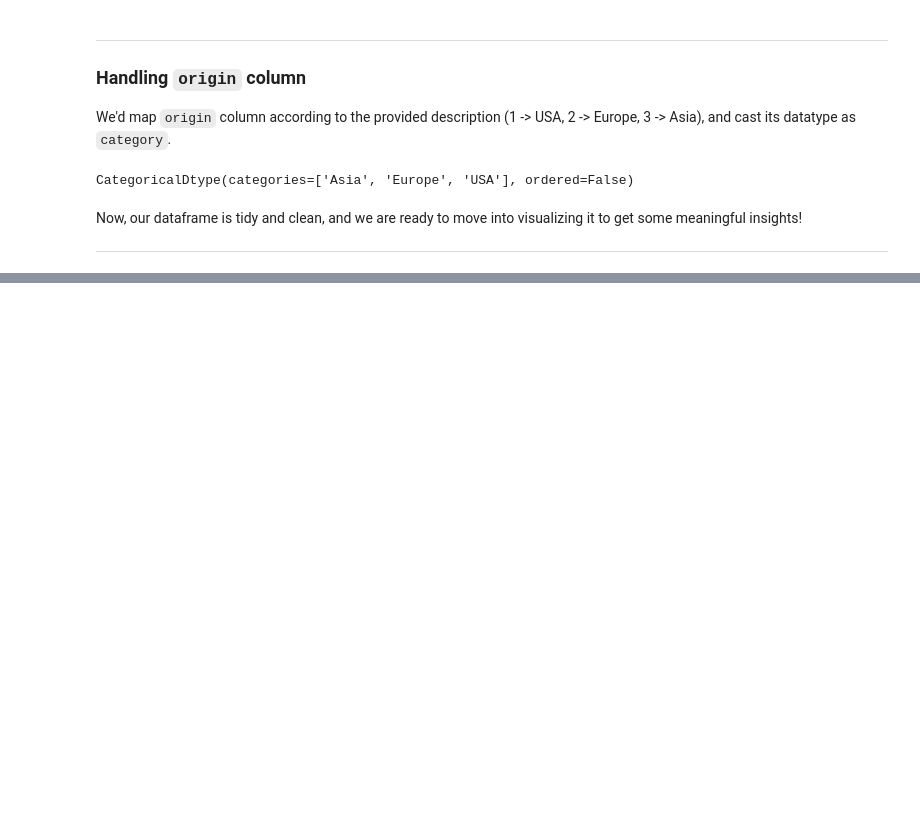
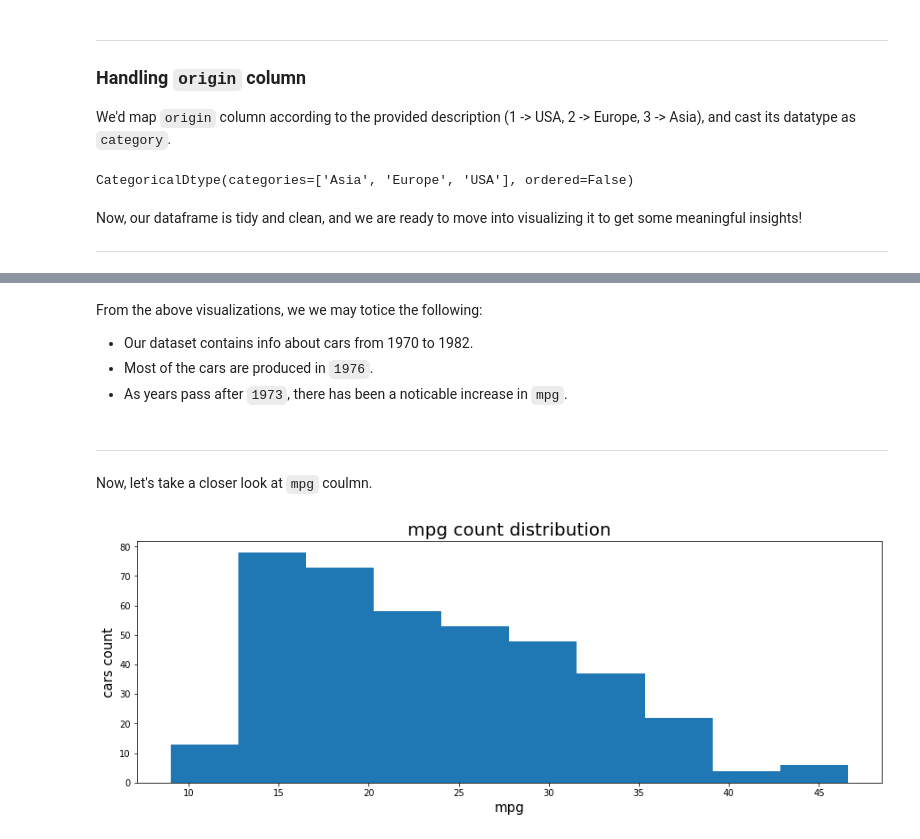
Before and after one commit to xShaimaa/Data-Analysis-Projects, a Jupyter notebook: mpg-dataset-analysis.ipynb, the cells around one changed output, grey strips where cells are left out. Saved outputs shown, nothing was run; the diff lists cells and outputs as text; code cells hidden in the pictures; blank space fills up the shorter version.

```diff
--- a/mpg-dataset-analysis.ipynb
+++ b/mpg-dataset-analysis.ipynb
@@ -174,0 +214,17 @@ ___
+# %% [markdown]
+From the above visualizations, we we may totice the following:
+- Our dataset contains info about cars from 1970 to 1982.
+- Most of the cars are produced in `1976`.
+- As years pass after `1973`, there has been a noticable increase in `mpg`.
+# %% [markdown]
+___
+Now, let's take a closer look at `mpg` coulmn.
+# %%
+# ploting mpg distribution
+plt.figure(figsize=(15,5))
+plt.title("mpg count distribution", fontsize = 20)
+plt.xlabel("mpg", fontsize = 15)
+plt.ylabel("cars count", fontsize = 15)
+plt.hist(mpg_df['mpg']);
+# %% [output]
+[figure, added]
```
Also changed, not shown: parts of 36 cells of this notebook.
